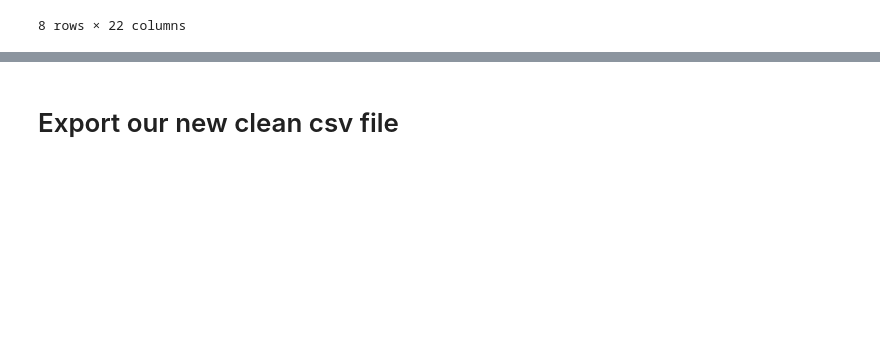
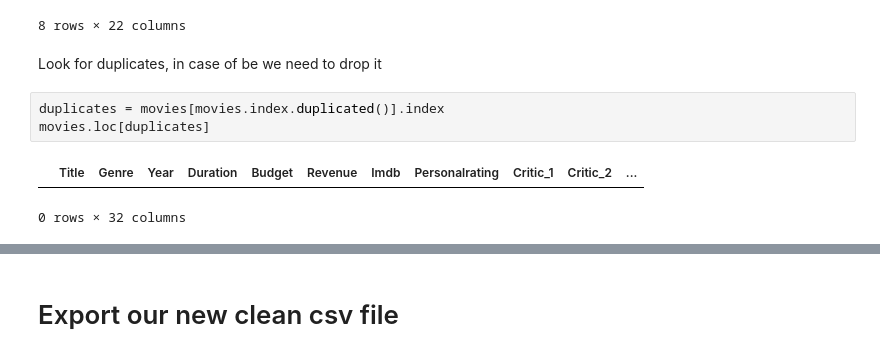
Before and after one commit to Alaninja1209/Did-you-like-the-movie-, a Jupyter notebook: Movie_Dataset_CleaningStage.ipynb, the cells around one changed output, grey strips where cells are left out. Drawn from its saved outputs; the diff is of its cells as text; blank space fills up the shorter version.

Commit message:
Check duplicates and export clean dataset to csv file

```diff
--- a/Movie_Dataset_CleaningStage.ipynb
+++ b/Movie_Dataset_CleaningStage.ipynb
@@ -218,3 +218,11 @@ movies.iloc[:,10:].describe()
 | 75% | 800.000000 | 8.000000 | 90.000000 | 90.000000 | 90.000000 | 90.000000 | 90.000000 | 90.000000 | 90.000000 | 90.000000 | ... |
 | max | 1000.000000 | 10.000000 | 100.000000 | 100.000000 | 980.000000 | 1060.000000 | 100.000000 | 100.000000 | 100.000000 | 100.000000 | ... |
 8 rows × 22 columns
+# %% [markdown]
+Look for duplicates, in case of be we need to drop it
+# %%
+duplicates = movies[movies.index.duplicated()].index
+movies.loc[duplicates]
+# %% [output]
+|  | Title | Genre | Year | Duration | Budget | Revenue | Imdb | Personalrating | Critic_1 | Critic_2 | ... |
+0 rows × 32 columns
```
Also changed, not shown: parts of 2 cells of this notebook, 1 other file.
